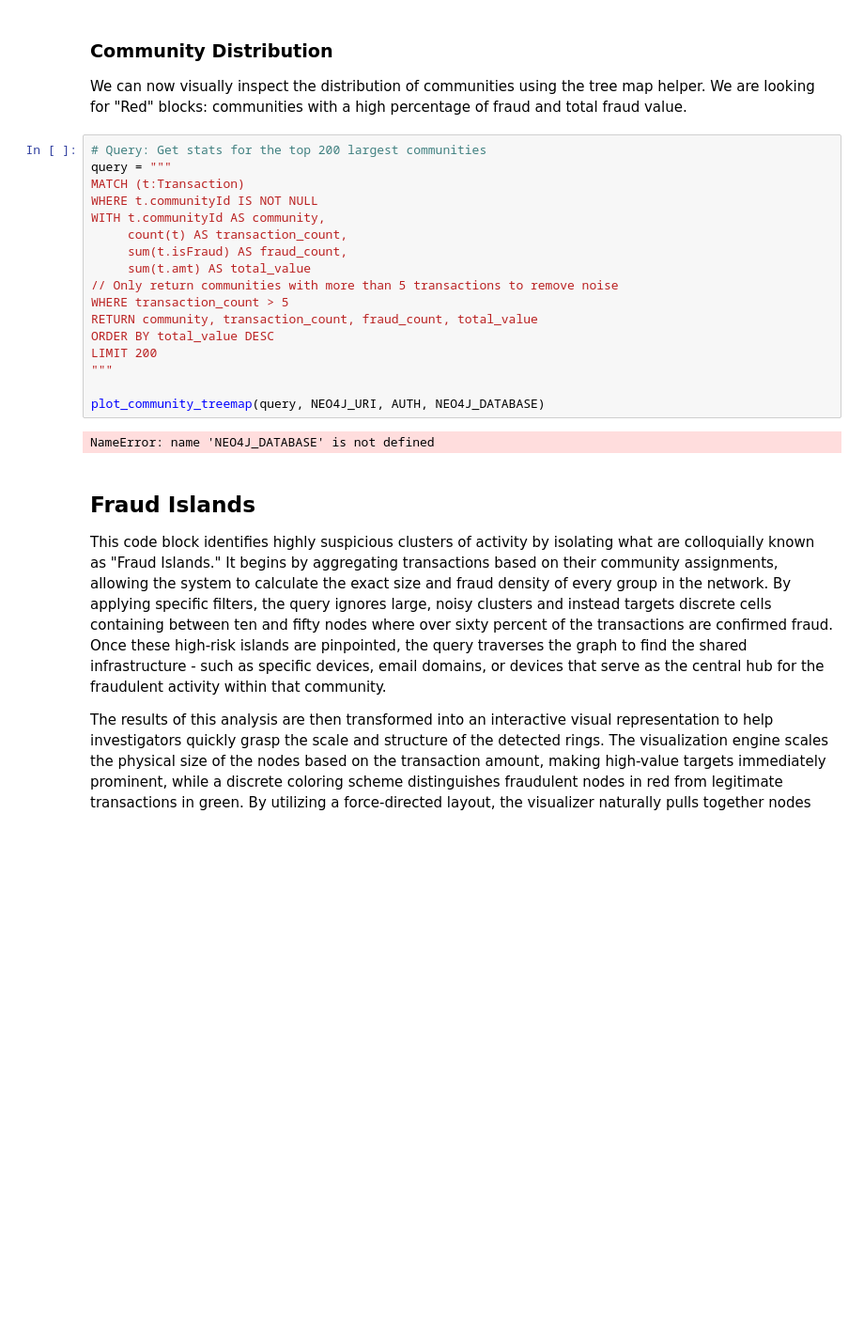
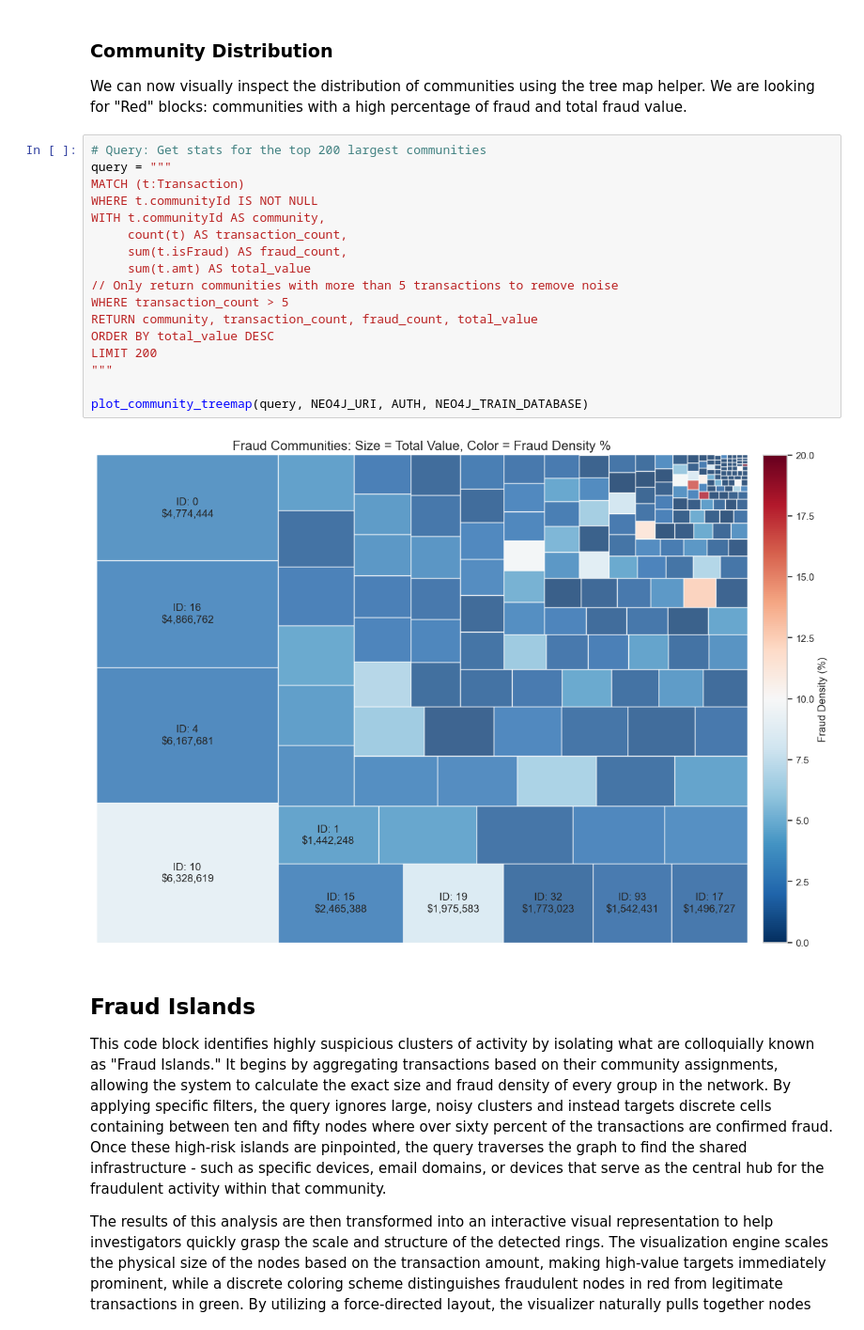
Before and after one commit to pedroleitao-neo4j/finance-ieee-cis-fraud, a Jupyter notebook: analysis.ipynb, the cells around one changed output. Shown at 94% size. Cells and saved outputs as stored; diff of their text form; blank space fills up the shorter version.

```diff
--- a/analysis.ipynb
+++ b/analysis.ipynb
@@ -750,22 +734,22 @@ We can now visually inspect the distribution of communities using the tree map h
 # %%
 # Query: Get stats for the top 200 largest communities
 query = """
 MATCH (t:Transaction)
 WHERE t.communityId IS NOT NULL
 WITH t.communityId AS community,
      count(t) AS transaction_count,
      sum(t.isFraud) AS fraud_count,
      sum(t.amt) AS total_value
 // Only return communities with more than 5 transactions to remove noise
 WHERE transaction_count > 5
 RETURN community, transaction_count, fraud_count, total_value
 ORDER BY total_value DESC
 LIMIT 200
 """
 
-plot_community_treemap(query, NEO4J_URI, AUTH, NEO4J_DATABASE)
+plot_community_treemap(query, NEO4J_URI, AUTH, NEO4J_TRAIN_DATABASE)
 # %% [output]
-NameError: name 'NEO4J_DATABASE' is not defined
+[figure, added]
 # %% [markdown]
 ## Fraud Islands
 
```
Also changed, not shown: parts of 7 cells of this notebook, 13 other files.
